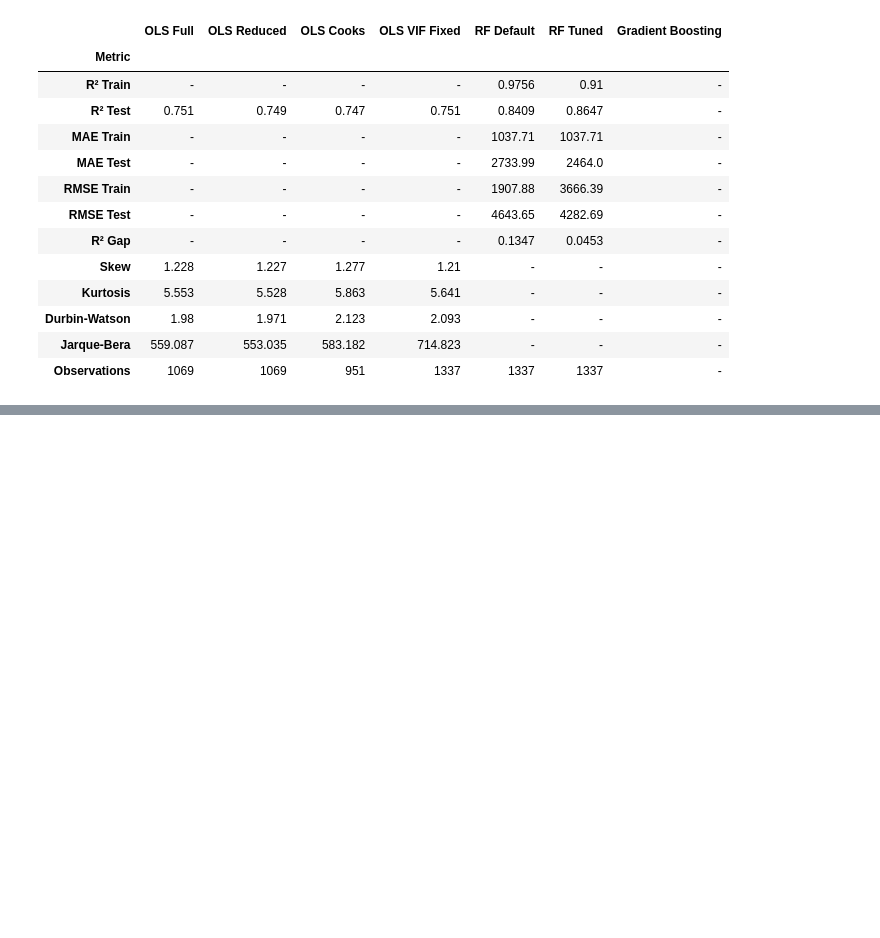
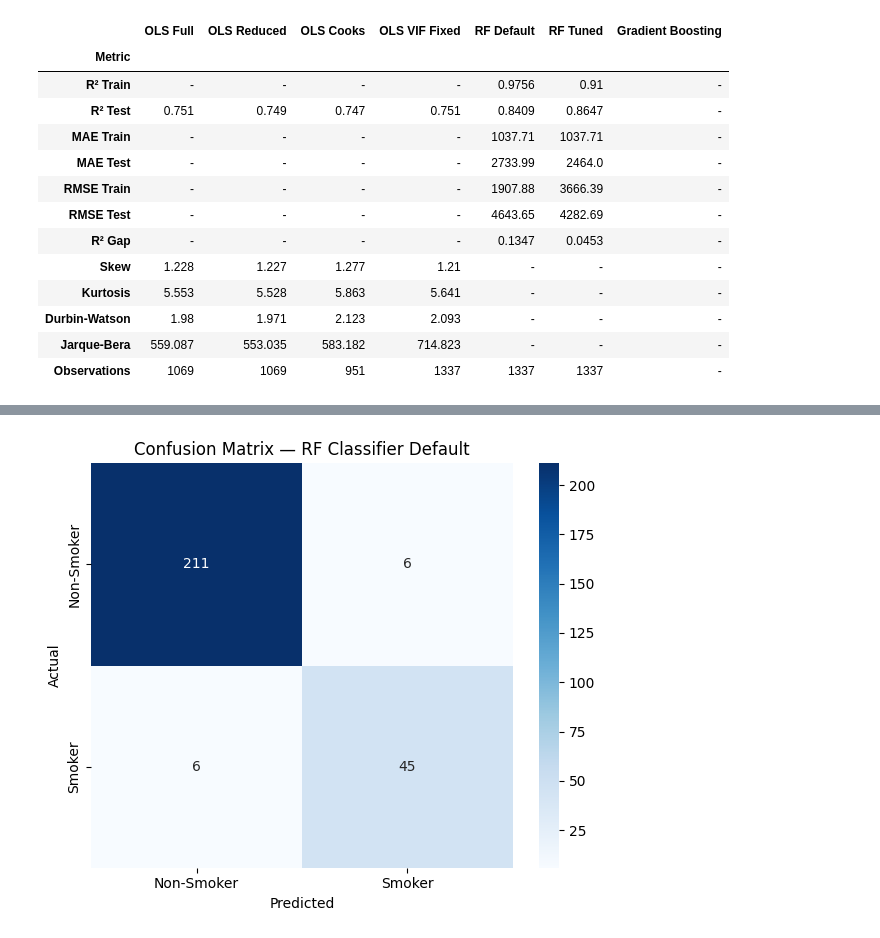
Before and after one commit to aparna-2001/medical-insurance-charges-ML-model-2021-2025, a Jupyter notebook: Random_forest.ipynb, the cells around one changed output, grey strips where cells are left out. Saved outputs shown, nothing was run; the diff lists cells and outputs as text; code cells hidden in the pictures; blank space fills up the shorter version.

```diff
--- a/Random_forest.ipynb
+++ b/Random_forest.ipynb
@@ -260,0 +452,24 @@ comparison_table
+# %%
+
+# Predictions
+y_pred_train_with_charge = rf_classifier_model.predict(train_x_with_charge)  # training predictions
+y_pred_test_with_charge  = rf_classifier_model.predict(test_x_with_charge)
+
+# Probabilities for ROC AUC
+y_proba_train_clf_with_charge = rf_classifier_model.predict_proba(train_x_with_charge)[:, 1]
+y_proba_test_clf_with_charge = rf_classifier_model.predict_proba(test_x_with_charge)[:, 1]
+
+# Metrics
+train_acc_with_charge = accuracy_score(train_y_with_charge, y_pred_train_with_charge)
+test_acc_with_charge = accuracy_score(test_y_with_charge,  y_pred_test_with_charge)
+
+train_auc_with_charge = roc_auc_score(train_y_with_charge, y_proba_train_clf_with_charge)
+test_auc_with_charge = roc_auc_score(test_y_with_charge,  y_proba_test_clf_with_charge)
+
+print("=" * 50)
+print(f"{'Metric':<15} {'Train':>12} {'Test':>12}")
+print("-" * 50)
+print(f"{'Accuracy':<15} {train_acc_with_charge:>12.4f} {test_acc_with_charge:>12.4f}")
+print(f"{'ROC AUC':<15} {train_auc_with_charge :>12.4f} {test_auc_with_charge:>12.4f}")
+print(f"{'Gap (Acc)':<15} {abs(train_acc_with_charge - test_acc_with_charge):>12.4f}")
+print("=" * 50)
@@ -260,0 +500,16 @@ comparison_table
+# %%
+# Confusion Matrix
+cm = confusion_matrix(test_y_with_charge,
+                      y_pred_test_with_charge)
+
+plt.figure(figsize=(6, 5))
+sns.heatmap(cm, annot=True, fmt='d', cmap='Blues',
+            xticklabels=['Non-Smoker', 'Smoker'],
+            yticklabels=['Non-Smoker', 'Smoker'])
+plt.xlabel('Predicted')
+plt.ylabel('Actual')
+plt.title('Confusion Matrix — RF Classifier Default')
+plt.tight_layout()
+plt.show()
+# %% [output]
+[figure, added]
```
Also changed, not shown: parts of 28 cells of this notebook.
